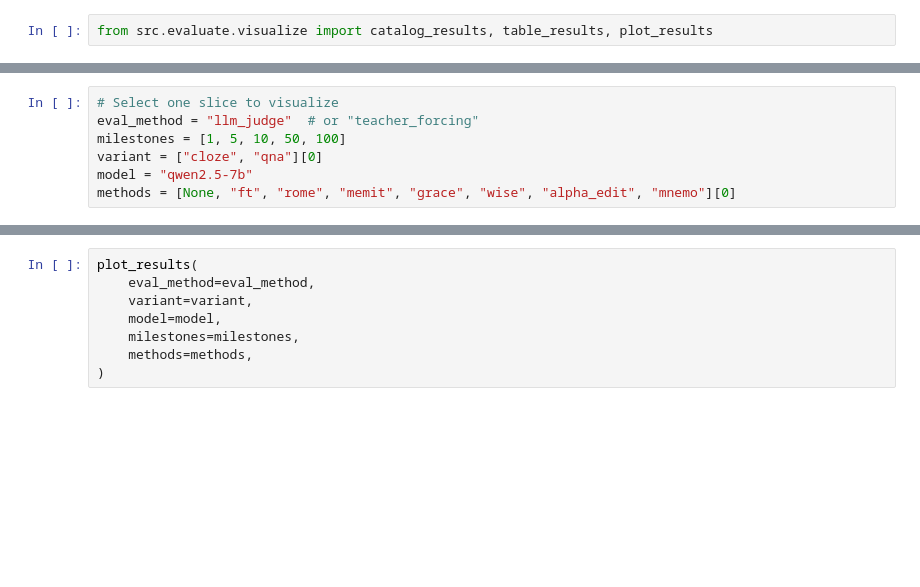
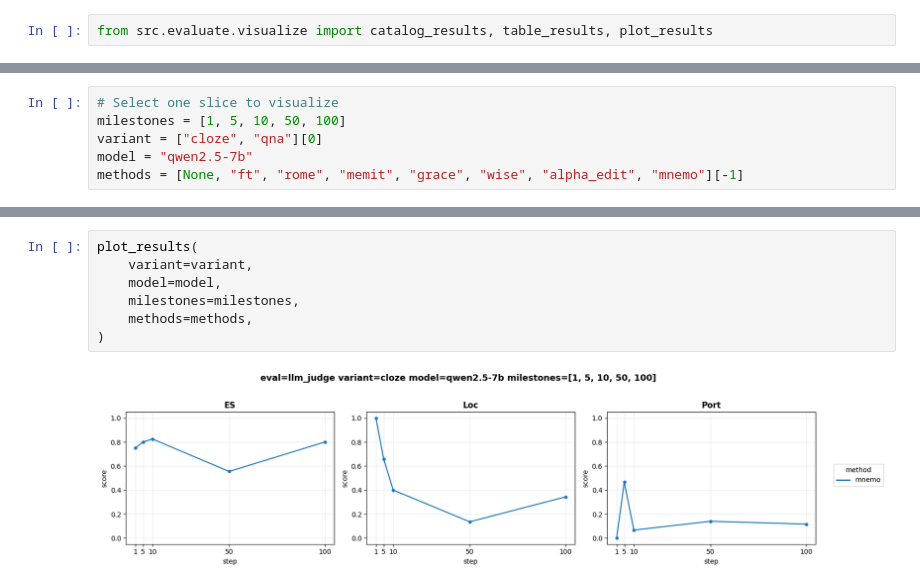
Before and after one commit to x-savassan-x/KnowledgeSurgeon, a Jupyter notebook: notebook/visualize.ipynb, the cells around one changed output, grey strips where cells are left out. Cells and saved outputs as stored; diff of their text form; blank space fills up the shorter version.

Commit message:
stabilize eval pipeline. Remove teacher-forcing from eval system

```diff
--- a/notebook/visualize.ipynb
+++ b/notebook/visualize.ipynb
@@ -16,9 +16,8 @@ catalog_results()
 # %%
 # Select one slice to visualize
-eval_method = "llm_judge"  # or "teacher_forcing"
 milestones = [1, 5, 10, 50, 100]
 variant = ["cloze", "qna"][0]
 model = "qwen2.5-7b"
-methods = [None, "ft", "rome", "memit", "grace", "wise", "alpha_edit", "mnemo"][0]
+methods = [None, "ft", "rome", "memit", "grace", "wise", "alpha_edit", "mnemo"][-1]
 # %%
 table_results(
@@ -31,8 +35,9 @@ table_results(
 # %%
 plot_results(
-    eval_method=eval_method,
     variant=variant,
     model=model,
     milestones=milestones,
     methods=methods,
 )
+# %% [output]
+[figure, added]
```
Also changed, not shown: parts of 2 cells of this notebook, 21 other files.
